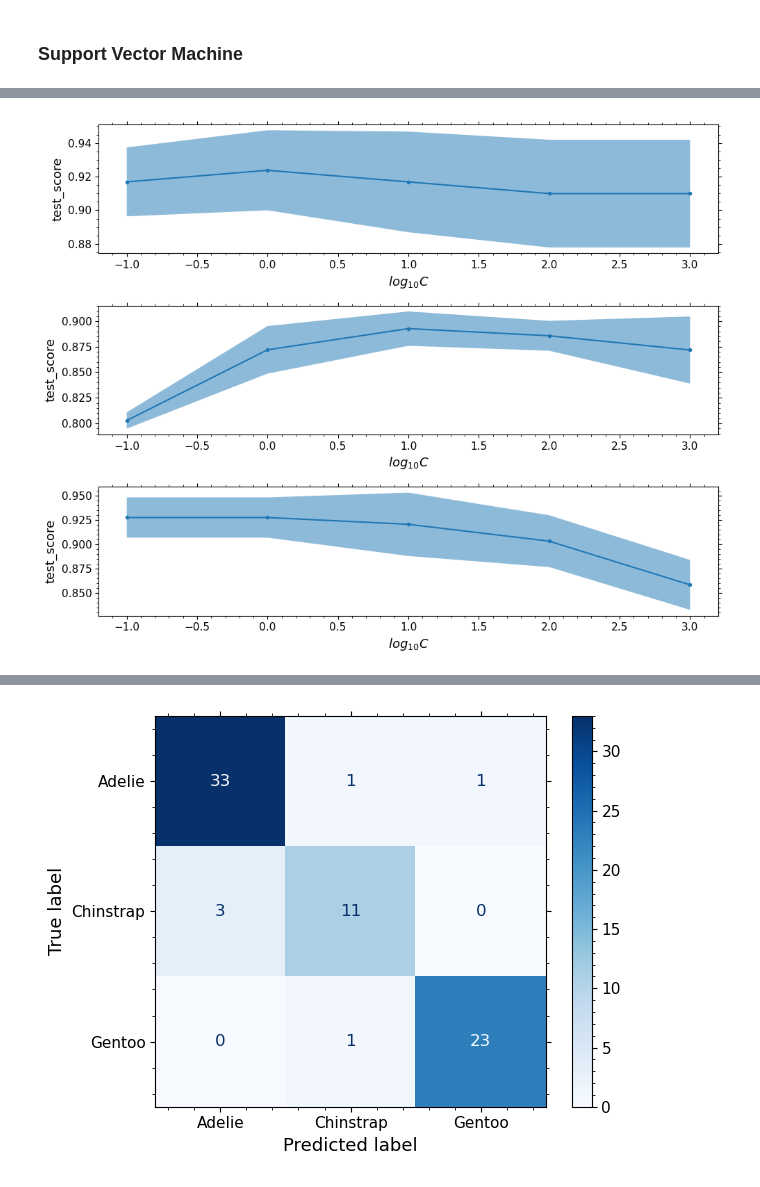
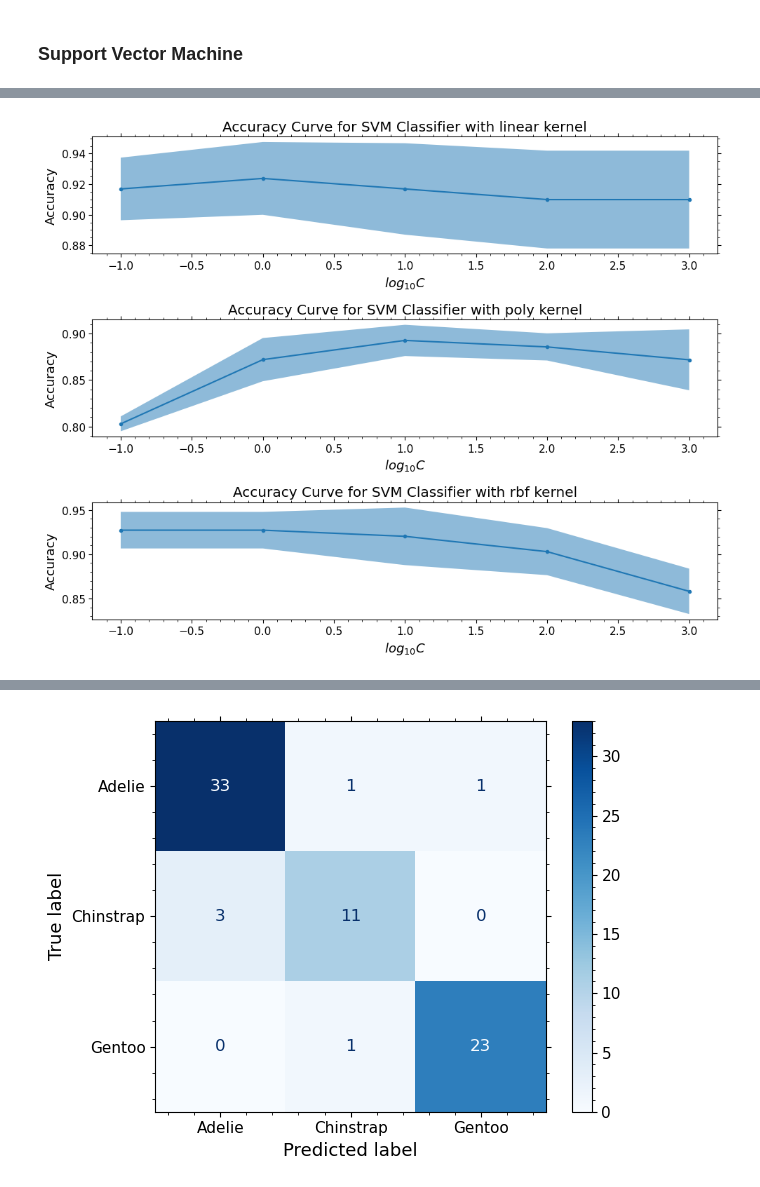
Before and after one commit to james-hughes1/mphildis-coursework, a Jupyter notebook: applied-data-science/Examples2.ipynb, the cells around one changed output, grey strips where cells are left out. Cells and saved outputs as stored; diff of their text form; code cells hidden in the pictures.

```diff
--- a/applied-data-science/Examples2.ipynb
+++ b/applied-data-science/Examples2.ipynb
@@ -427,16 +425,16 @@ svm_results
 # %%
 fig, ax = plt.subplots(3, 1, figsize=(10,8))
 for idx, kernel in enumerate(["linear", "poly", "rbf"]):
     svm_results_bykernel = svm_results[svm_results["param_kernel"] == kernel]
     ax[idx].plot(np.log10(svm_results_bykernel["param_C"]), svm_results_bykernel["mean_test_score"], marker=".")
     ax[idx].fill_between(np.log10(svm_results_bykernel["param_C"]), svm_results_bykernel["mean_test_score"] - svm_results_bykernel["std_test_score"],
                     svm_results_bykernel["mean_test_score"] + svm_results_bykernel["std_test_score"], alpha=.5)
     ax[idx].set_xlabel("$log_{10} C$")
-    ax[idx].set_ylabel("test_score")
-    ax[idx].set_title("")
+    ax[idx].set_ylabel("Accuracy")
+    ax[idx].set_title("Accuracy Curve for SVM Classifier with {} kernel".format(kernel))
 plt.show()
 # %% [output]
-[figure, old version]
+[figure, new version]
 # %%
 fig, ax = plt.subplots(2, 3, figsize=(12,8))
 for idx, pair in enumerate(combinations(enumerate(["bill_length_mm", "bill_depth_mm", "flipper_length_mm", "body_mass_g"]), 2)):
```
Also changed, not shown: parts of 36 cells of this notebook, 1 other file.
